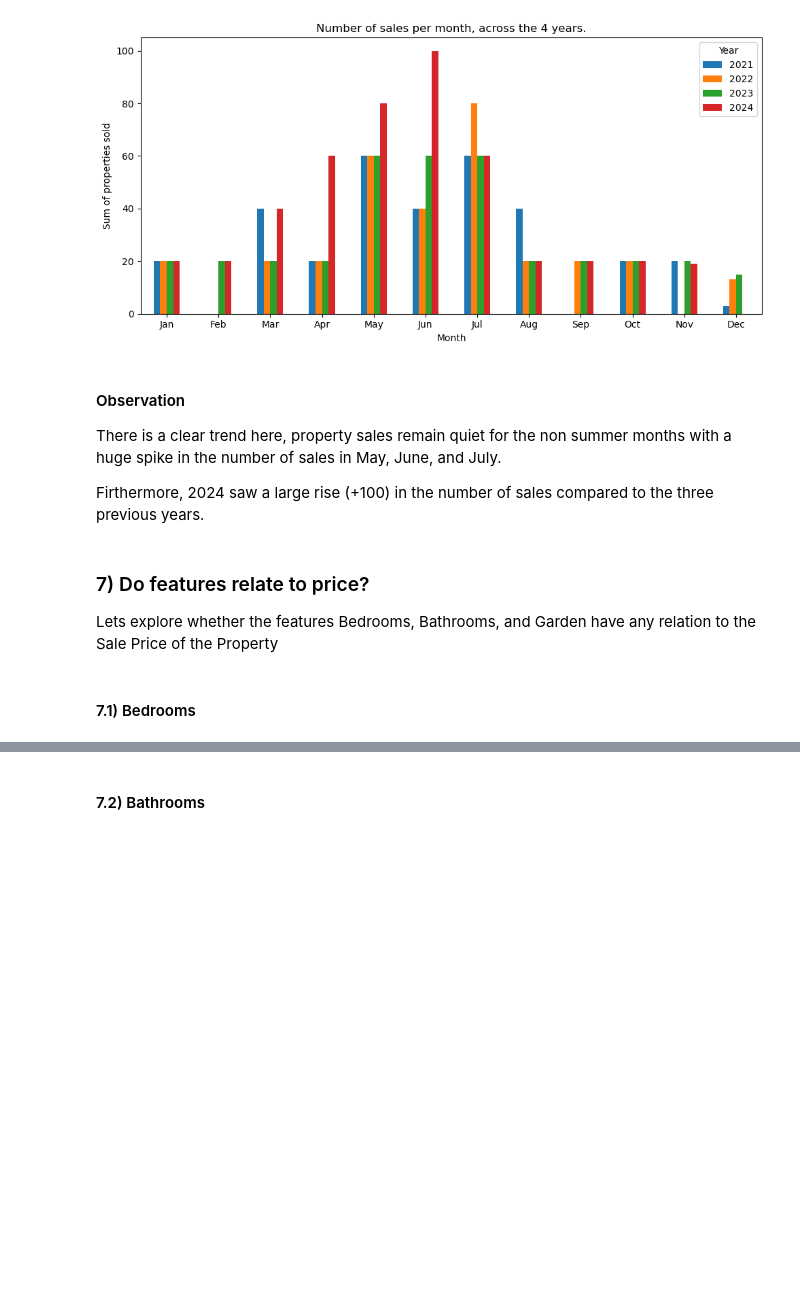
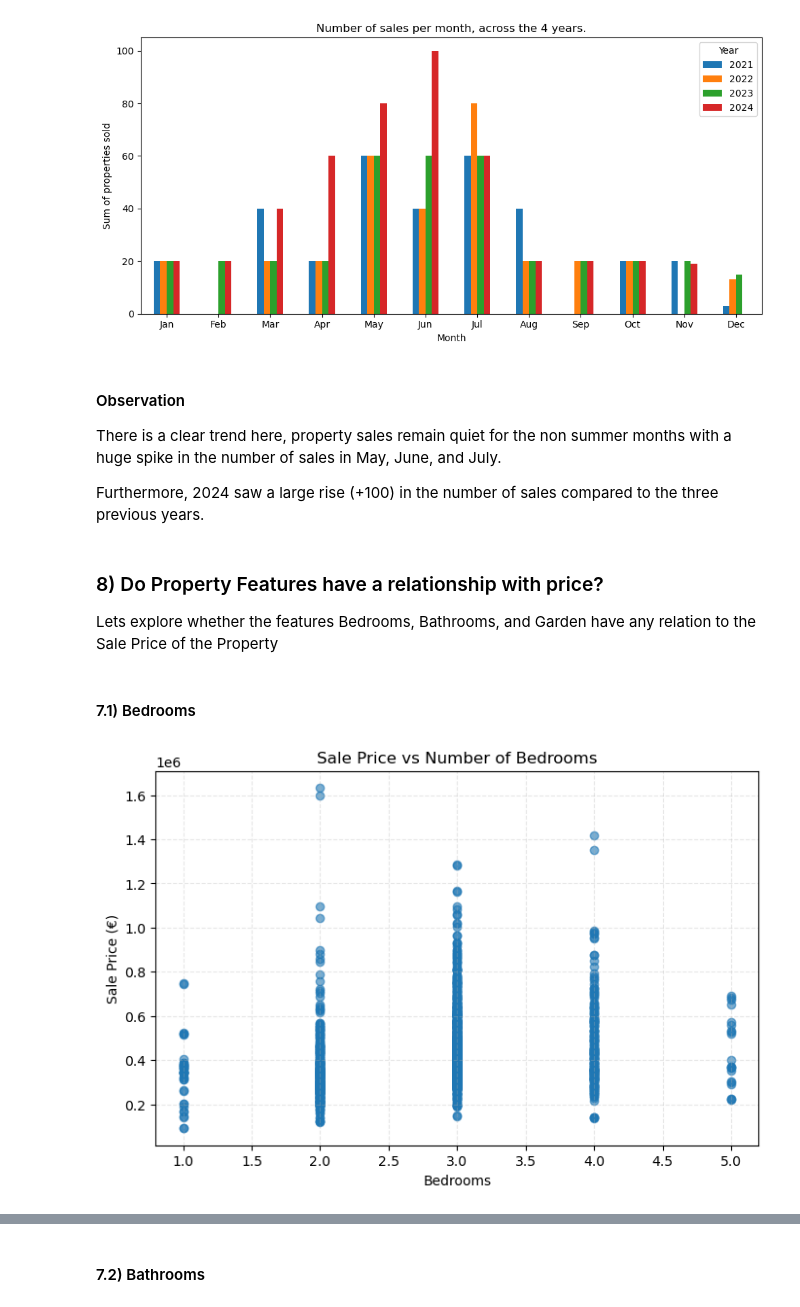
Before and after one commit to frederick2003/Property-Sales-Data-Analysis, a Jupyter notebook: Analysis.ipynb, the cells around one changed output, grey strips where cells are left out. Cells and saved outputs as stored; diff of their text form; code cells hidden in the pictures; blank space fills up the shorter version.

```diff
--- a/Analysis.ipynb
+++ b/Analysis.ipynb
@@ -464,12 +469,20 @@ plt.show()
 
 There is a clear trend here, property sales remain quiet for the non summer months with a huge spike in the number of sales in May, June, and July.
 
-Firthermore, 2024 saw a large rise (+100) in the number of sales compared to the three previous years.
+Furthermore, 2024 saw a large rise (+100) in the number of sales compared to the three previous years.
 # %% [markdown]
-### 7) Do features relate to price?
+### 8) Do Property Features have a relationship with price?
 
 Lets explore whether the features Bedrooms, Bathrooms, and Garden have any relation to the Sale Price of the Property
 # %% [markdown]
 #### 7.1) Bedrooms
 # %%
-# Do number of bedrooms have a correlation to price?
+plt.figure(figsize=(8,5))
+plt.scatter(master_df["Bedrooms"], master_df["Sale Price"], alpha=0.6)
+plt.title("Sale Price vs Number of Bedrooms")
+plt.xlabel("Bedrooms")
+plt.ylabel("Sale Price (€)")
+plt.grid(True, linestyle="--", alpha=0.3)
+plt.show()
+# %% [output]
+[figure, added]
```
Also changed, not shown: parts of 22 cells of this notebook, 5 other files.
